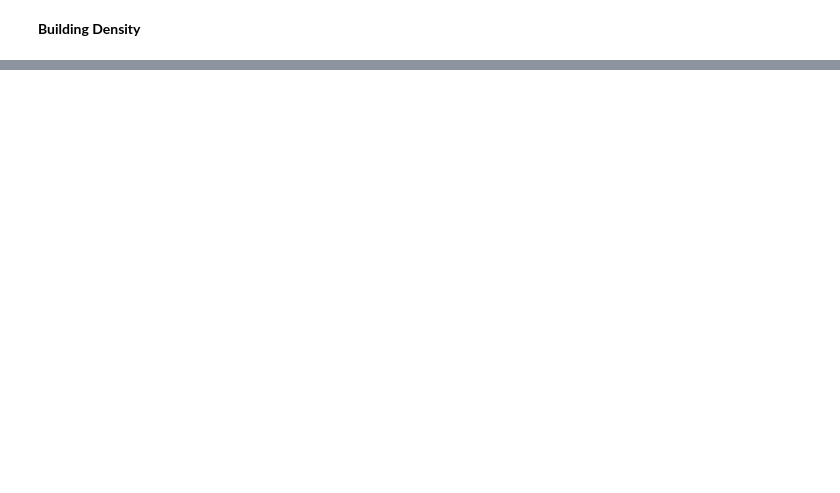
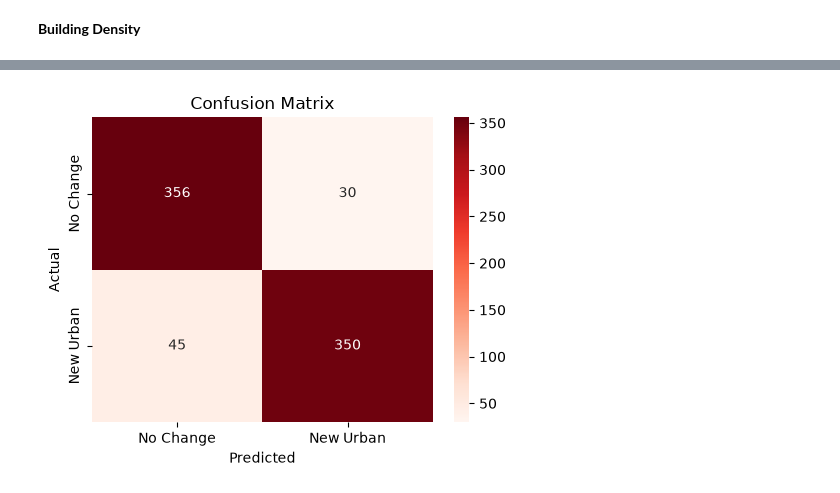
Before and after one commit to Surv-Lukmon/3mtt-GDS-C3-Demo, a Jupyter notebook: Notebook/notebook_demo_group1.ipynb, the cells around one changed output, grey strips where cells are left out. Drawn from its saved outputs; the diff is of its cells as text; code cells hidden in the pictures; blank space fills up the shorter version.

Commit message:
Add ML workflow & suitability

```diff
--- a/Notebook/notebook_demo_group1.ipynb
+++ b/Notebook/notebook_demo_group1.ipynb
@@ -594,0 +916,18 @@ Map(bottom=62694.0, center=[8.597315884206026, 7.814025878906251], controls=(Wid
+# %%
+#print(training_image.bandNames().getInfo()[:-1])
+feature_cols = training_image.bandNames().getInfo()[:-1]
+# %%
+# Initialize & Train Random Forest model
+ee_classifier = ee.Classifier.smileRandomForest(
+    numberOfTrees=500,
+    minLeafPopulation=5,
+    seed=42,
+).setOutputMode("PROBABILITY")
+
+ee_classifier_eval = ee_classifier.train(
+    features=train_samples,
+    classProperty="label",
+    inputProperties=feature_cols,
+)
+
+print("Random forest trained on the train split.")
@@ -594,0 +936,14 @@ Map(bottom=62694.0, center=[8.597315884206026, 7.814025878906251], controls=(Wid
+# %%
+# Classify the held-out test portion
+test_classified = test_samples.classify(ee_classifier_eval, outputName="suitability")
+test_df = fc_to_df(test_classified).dropna()
+
+y_true = test_df["label"].astype(int)
+y_prob = test_df["suitability"]
+y_pred = (y_prob >= 0.5).astype(int)
+
+print("Held-out test-split results:")
+print("Accuracy:", accuracy_score(y_true, y_pred))
+print("ROC-AUC :", roc_auc_score(y_true, y_prob))
+print()
+print(classification_report(y_true, y_pred))
@@ -594,0 +963,15 @@ Map(bottom=62694.0, center=[8.597315884206026, 7.814025878906251], controls=(Wid
+# %%
+# Confusion matrix
+cm = confusion_matrix(y_true, y_pred)
+plt.figure(figsize=(5, 4))
+sns.heatmap(cm, annot=True, fmt="d", cmap="Reds",
+            xticklabels=["No Change", "New Urban"],
+            yticklabels=["No Change", "New Urban"])
+plt.xlabel("Predicted")
+plt.ylabel("Actual")
+plt.title("Confusion Matrix")
+plt.tight_layout()
+plt.savefig("confusion_matrix.png", dpi=200)
+plt.show()
+# %% [output]
+[figure, added]
```
Also changed, not shown: parts of 83 cells of this notebook.
